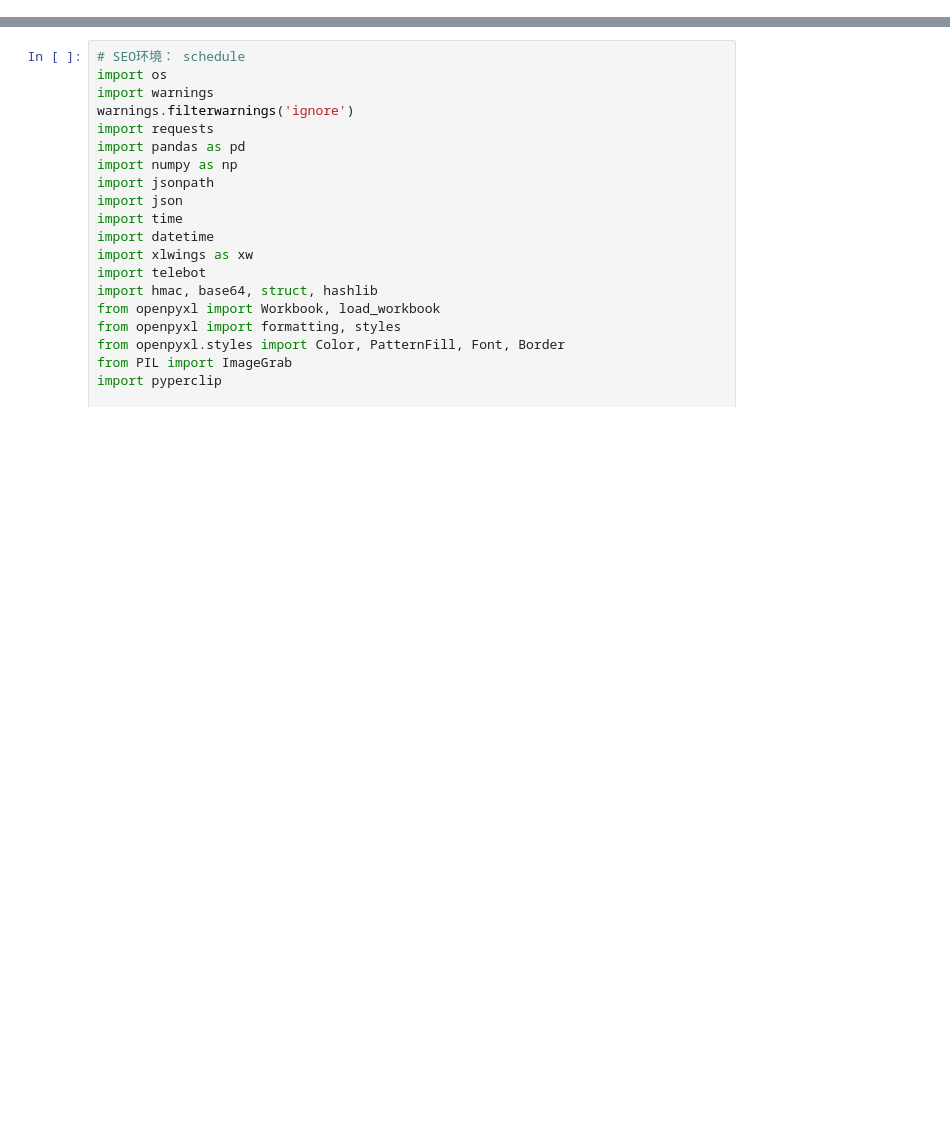
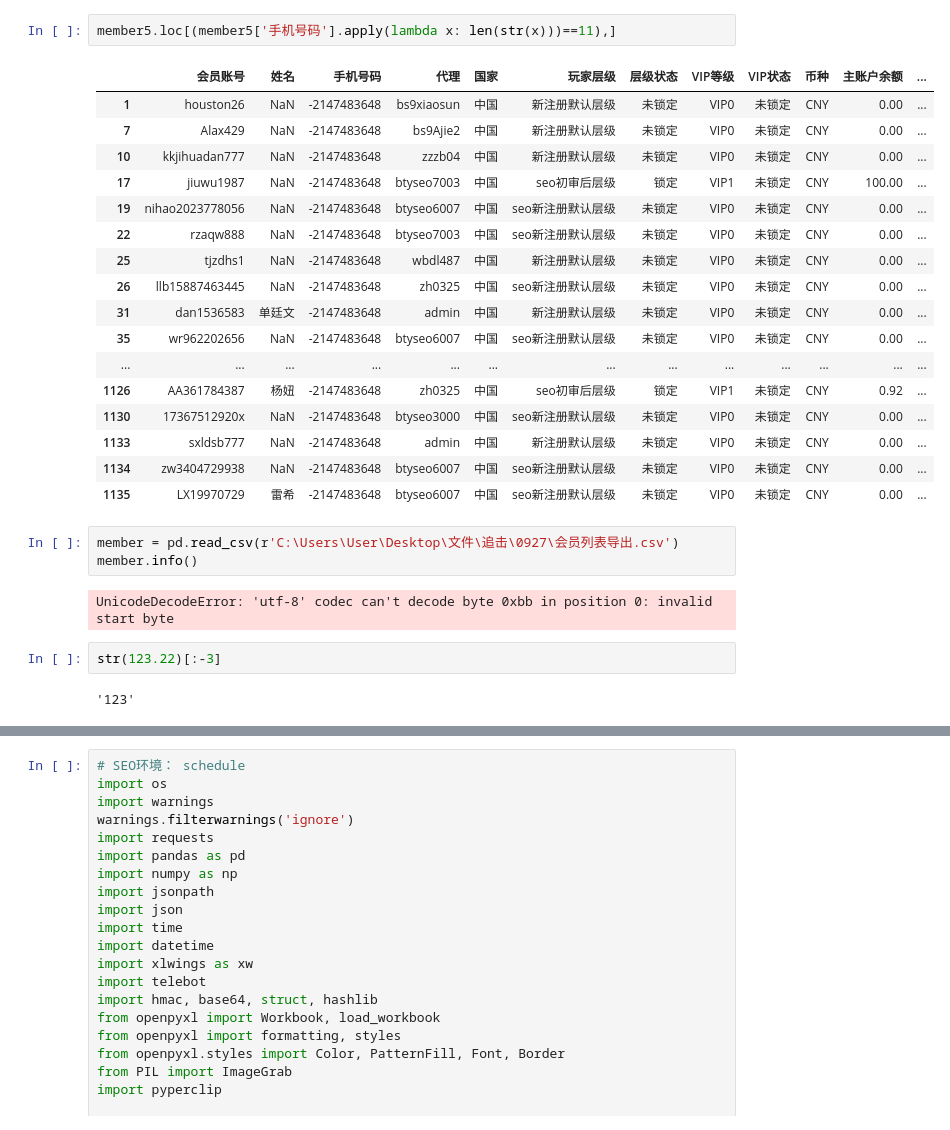
Before and after one commit to Marquis0065/project202308285, a Jupyter notebook: Bsport/TEST_/test1.ipynb, the cells around one changed output, grey strips where cells are left out. Cells and saved outputs as stored; diff of their text form; blank space fills up the shorter version.

```diff
--- a/Bsport/TEST_/test1.ipynb
+++ b/Bsport/TEST_/test1.ipynb
@@ -0,0 +400,29 @@
+# %%
+member5.loc[(member5['手机号码'].apply(lambda x: len(str(x)))==11),]
+# %% [output]
+|  | 会员账号 | 姓名 | 手机号码 | 代理 | 国家 | 玩家层级 | 层级状态 | VIP等级 | VIP状态 | 币种 | 主账户余额 | ... |
+| 1 | houston26 | NaN | -2147483648 | bs9xiaosun | 中国 | 新注册默认层级 | 未锁定 | VIP0 | 未锁定 | CNY | 0.00 | ... |
+| 7 | Alax429 | NaN | -2147483648 | bs9Ajie2 | 中国 | 新注册默认层级 | 未锁定 | VIP0 | 未锁定 | CNY | 0.00 | ... |
+| 10 | kkjihuadan777 | NaN | -2147483648 | zzzb04 | 中国 | 新注册默认层级 | 未锁定 | VIP0 | 未锁定 | CNY | 0.00 | ... |
+| 17 | jiuwu1987 | NaN | -2147483648 | btyseo7003 | 中国 | seo初审后层级 | 锁定 | VIP1 | 未锁定 | CNY | 100.00 | ... |
+| 19 | nihao2023778056 | NaN | -2147483648 | btyseo6007 | 中国 | seo新注册默认层级 | 未锁定 | VIP0 | 未锁定 | CNY | 0.00 | ... |
+| 22 | rzaqw888 | NaN | -2147483648 | btyseo7003 | 中国 | seo新注册默认层级 | 未锁定 | VIP0 | 未锁定 | CNY | 0.00 | ... |
+| 25 | tjzdhs1 | NaN | -2147483648 | wbdl487 | 中国 | 新注册默认层级 | 未锁定 | VIP0 | 未锁定 | CNY | 0.00 | ... |
+| 26 | llb15887463445 | NaN | -2147483648 | zh0325 | 中国 | seo新注册默认层级 | 未锁定 | VIP0 | 未锁定 | CNY | 0.00 | ... |
+| 31 | dan1536583 | 单廷文 | -2147483648 | admin | 中国 | 新注册默认层级 | 未锁定 | VIP0 | 未锁定 | CNY | 0.00 | ... |
+| 35 | wr962202656 | NaN | -2147483648 | btyseo6007 | 中国 | seo新注册默认层级 | 未锁定 | VIP0 | 未锁定 | CNY | 0.00 | ... |
+| ... | ... | ... | ... | ... | ... | ... | ... | ... | ... | ... | ... | ... |
+| 1126 | AA361784387 | 杨妞 | -2147483648 | zh0325 | 中国 | seo初审后层级 | 锁定 | VIP1 | 未锁定 | CNY | 0.92 | ... |
+| 1130 | 17367512920x | NaN | -2147483648 | btyseo3000 | 中国 | seo新注册默认层级 | 未锁定 | VIP0 | 未锁定 | CNY | 0.00 | ... |
+| 1133 | sxldsb777 | NaN | -2147483648 | admin | 中国 | 新注册默认层级 | 未锁定 | VIP0 | 未锁定 | CNY | 0.00 | ... |
+| 1134 | zw3404729938 | NaN | -2147483648 | btyseo6007 | 中国 | seo新注册默认层级 | 未锁定 | VIP0 | 未锁定 | CNY | 0.00 | ... |
+| 1135 | LX19970729 | 雷希 | -2147483648 | btyseo6007 | 中国 | seo新注册默认层级 | 未锁定 | VIP0 | 未锁定 | CNY | 0.00 | ... |
+# %%
+member = pd.read_csv(r'C:\Users\User\Desktop\文件\追击\0927\会员列表导出.csv')
+member.info()
+# %% [output]
+UnicodeDecodeError: 'utf-8' codec can't decode byte 0xbb in position 0: invalid start byte
+# %%
+str(123.22)[:-3]
+# %% [output]
+'123'
```
Also changed, not shown: parts of 17 cells of this notebook, 4 other files.
